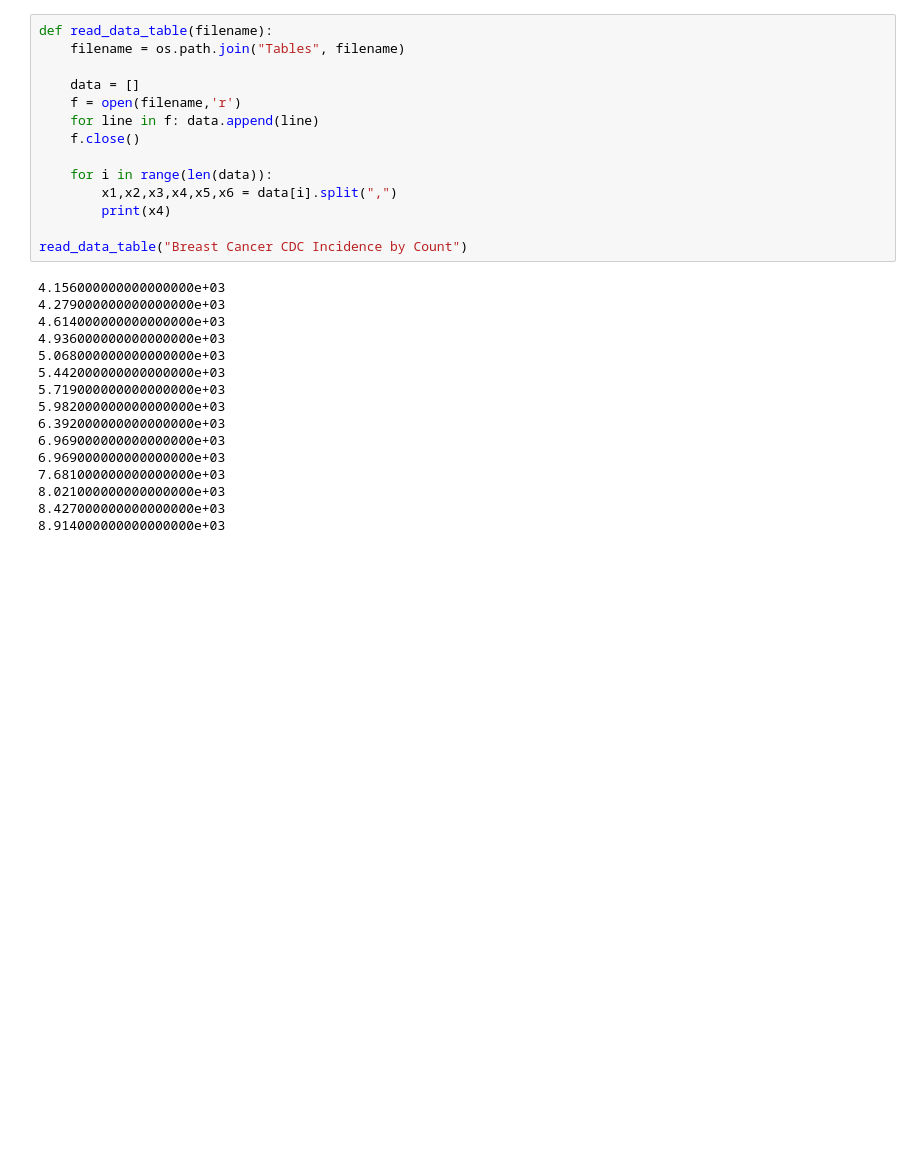
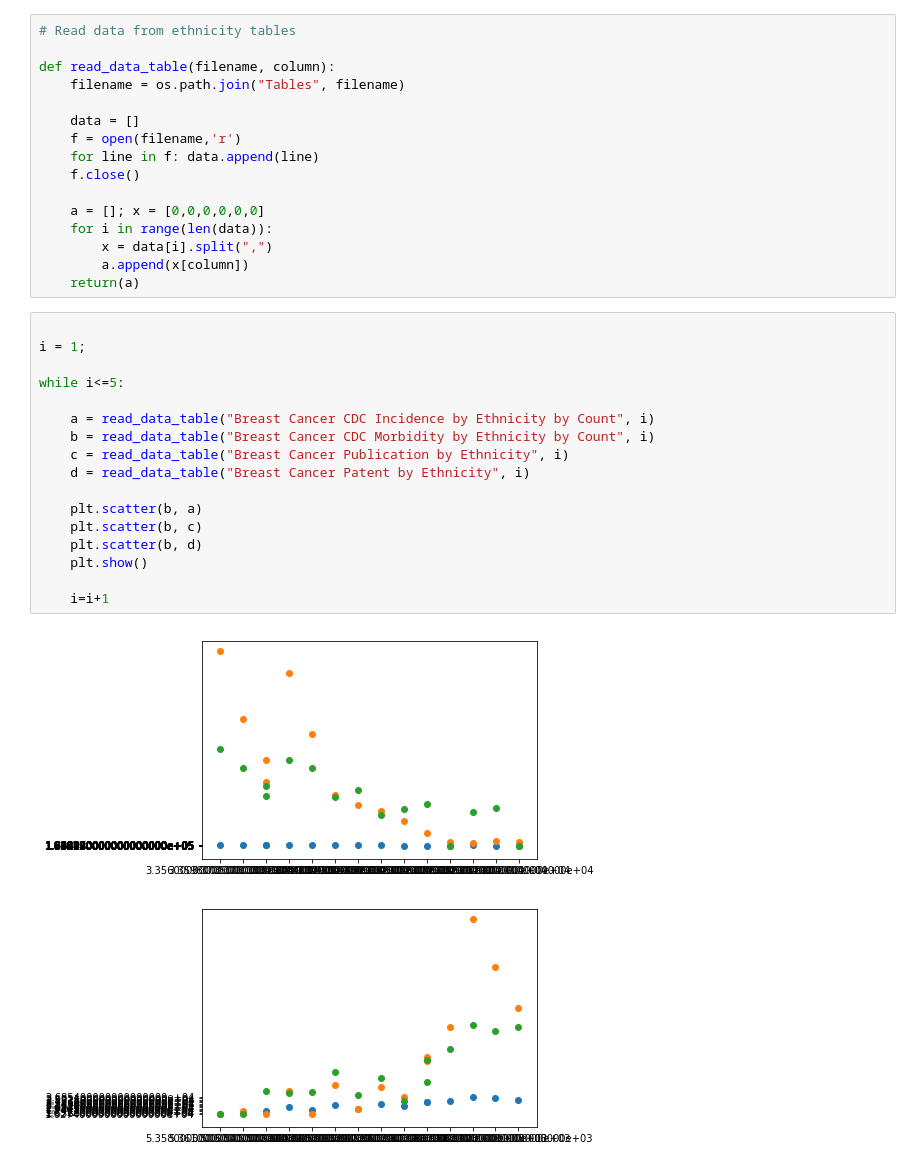
Before and after one commit to jesnyder/CellLines, a Jupyter notebook: Analysis/Analysis v02.ipynb, the cells around one changed output. Saved outputs shown, nothing was run; the diff lists cells and outputs as text; blank space fills up the shorter version.

Commit message:
Made tables of original data files for analysis.

```diff
--- a/Analysis/Analysis v02.ipynb
+++ b/Analysis/Analysis v02.ipynb
@@ -63,5 +137,7 @@ parse_data_CDC('v01_CDC.csv', '4', '4','Lung Cancer CDC Morbidity by Percentage'
 # %%
-def read_data_table(filename):
+# Read data from ethnicity tables
+
+def read_data_table(filename, column):
     filename = os.path.join("Tables", filename)
 
     data = []
@@ -69,24 +145,28 @@ def read_data_table(filename):
     for line in f: data.append(line)
     f.close()
 
+    a = []; x = [0,0,0,0,0,0]
     for i in range(len(data)):
-        x1,x2,x3,x4,x5,x6 = data[i].split(",")
-        print(x4)
-
-read_data_table("Breast Cancer CDC Incidence by Count")
+        x = data[i].split(",")
+        a.append(x[column])
+    return(a)
-# %% [output]
-4.156000000000000000e+03
-4.279000000000000000e+03
-4.614000000000000000e+03
-4.936000000000000000e+03
-5.068000000000000000e+03
-5.442000000000000000e+03
-5.719000000000000000e+03
-5.982000000000000000e+03
-6.392000000000000000e+03
-6.969000000000000000e+03
-6.969000000000000000e+03
-7.681000000000000000e+03
-8.021000000000000000e+03
-8.427000000000000000e+03
-8.914000000000000000e+03
+# %%
+
+i = 1;
+
+while i<=5:
+
+    a = read_data_table("Breast Cancer CDC Incidence by Ethnicity by Count", i)
+    b = read_data_table("Breast Cancer CDC Morbidity by Ethnicity by Count", i)
+    c = read_data_table("Breast Cancer Publication by Ethnicity", i)
+    d = read_data_table("Breast Cancer Patent by Ethnicity", i)
+
+    plt.scatter(b, a)
+    plt.scatter(b, c)
+    plt.scatter(b, d)
+    plt.show()
+
+    i=i+1
+# %% [output]
+[figure, added]
+[figure, added]
```
Also changed, not shown: parts of 5 cells of this notebook, 18 other files.
